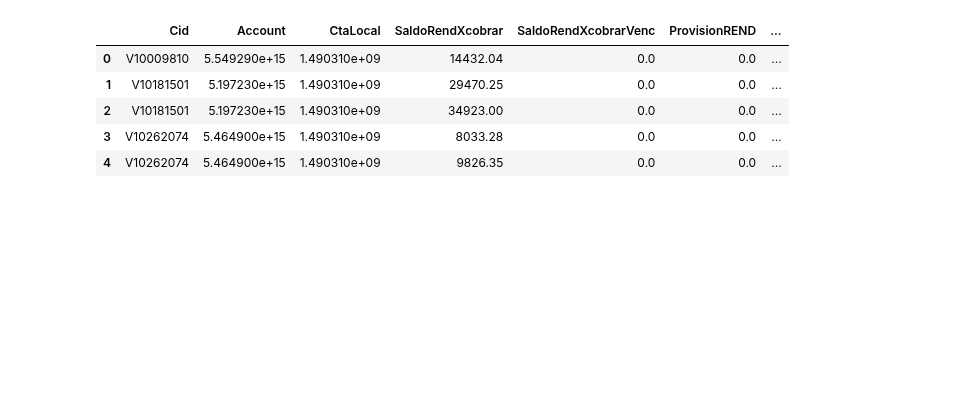
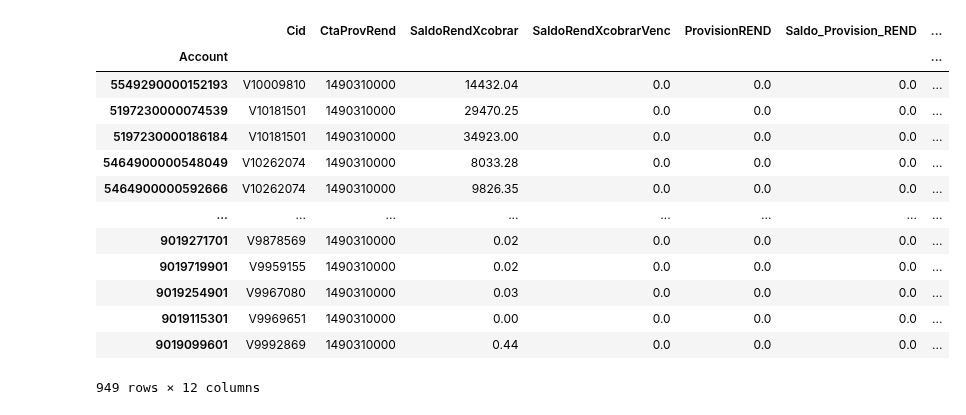
Before and after one commit to BAXTOR95/at-lrr, a Jupyter notebook: backend/app/jupyter_notebooks/MISProvisiones.ipynb, the cells around one changed output. Saved outputs shown, nothing was run; the diff lists cells and outputs as text; code cells hidden in the pictures; blank space fills up the shorter version.

```diff
--- a/backend/app/jupyter_notebooks/MISProvisiones.ipynb
+++ b/backend/app/jupyter_notebooks/MISProvisiones.ipynb
@@ -2,12 +2,33 @@
 import pandas as pd
 # %%
 pd.options.display.max_columns = 500
-pd.options.display.max_rows = 10000
+pd.options.display.max_rows = 500
 # %%
-misp_cap = pd.read_excel('../vol/web/media/insumos/manual/MIS_Provision_092019.xls', sheet_name='Cliente Data_CAP',
+file_path = '../vol/web/media/insumos/manual/MIS_Provision_092019.xls'
+
+misp_cap = pd.read_excel(file_path, sheet_name='Cliente Data_CAP',
                          converters={'Account':str, 'CtaLocal':str, 'CtaProv':str, 'Old_Acct':str,})
-misp_rend = pd.read_excel('../vol/web/media/insumos/manual/MIS_Provision_092019.xls', sheet_name='Cliente Data_REND',
+misp_rend = pd.read_excel(file_path, sheet_name='Cliente Data_REND',
                          converters={'Account':str, 'CtaLocal':str, 'Old_Acct':str,})
+misp_od = pd.read_excel(file_path, sheet_name='Cliente_Data_Sobregiro',
+                        converters={'Acct':str, 'CtaLocal':str,})
+
+misp_cap.rename({'CtaProv':'CtaProvCap'}, axis='columns', inplace=True)
+misp_rend.rename({'CtaLocal':'CtaProvRend'}, axis='columns', inplace=True)
+misp_od.rename({'Acct':'Account', 'CtaLocal':'CtaProvCap', 'CId':'Cid'}, axis='columns', inplace=True)
+
 misp_cap.dropna(axis = 0, subset = ['Account'], how = "any", inplace=True)
 misp_rend.dropna(axis = 0, subset = ['Account'], how = "any", inplace=True)
+misp_od.dropna(axis = 0, subset = ['Account'], how = "any", inplace=True)
+
+misp_cap['AccountNew'] = misp_cap['Account']
+misp_rend['AccountNew'] = misp_rend['Account']
+misp_od['AccountNew'] = misp_od['Account']
+
+misp_cap.drop(labels = ['Old_Acct'], axis = 1, inplace = True)
+misp_rend.drop(labels = ['Old_Acct'], axis = 1, inplace = True)
+
+misp_cap.set_index('Account', drop = True, inplace = True)
+misp_rend.set_index('Account', drop = True, inplace = True)
+misp_od.set_index('Account', drop = True, inplace = True)
 # %%
@@ -31,9 +51,17 @@ misp_cap.tail()
 # %%
-misp_rend.head()
+misp_rend
 # %% [output]
-|  | Cid | Account | CtaLocal | SaldoRendXcobrar | SaldoRendXcobrarVenc | ProvisionREND | ... |
-| 0 | V10009810 | 5.549290e+15 | 1.490310e+09 | 14432.04 | 0.0 | 0.0 | ... |
-| 1 | V10181501 | 5.197230e+15 | 1.490310e+09 | 29470.25 | 0.0 | 0.0 | ... |
-| 2 | V10181501 | 5.197230e+15 | 1.490310e+09 | 34923.00 | 0.0 | 0.0 | ... |
-| 3 | V10262074 | 5.464900e+15 | 1.490310e+09 | 8033.28 | 0.0 | 0.0 | ... |
-| 4 | V10262074 | 5.464900e+15 | 1.490310e+09 | 9826.35 | 0.0 | 0.0 | ... |
+|  | Cid | CtaProvRend | SaldoRendXcobrar | SaldoRendXcobrarVenc | ProvisionREND | Saldo_Provision_REND | ... |
+| Account |  |  |  |  |  |  | ... |
+| 5549290000152193 | V10009810 | 1490310000 | 14432.04 | 0.0 | 0.0 | 0.0 | ... |
+| 5197230000074539 | V10181501 | 1490310000 | 29470.25 | 0.0 | 0.0 | 0.0 | ... |
+| 5197230000186184 | V10181501 | 1490310000 | 34923.00 | 0.0 | 0.0 | 0.0 | ... |
+| 5464900000548049 | V10262074 | 1490310000 | 8033.28 | 0.0 | 0.0 | 0.0 | ... |
+| 5464900000592666 | V10262074 | 1490310000 | 9826.35 | 0.0 | 0.0 | 0.0 | ... |
+| ... | ... | ... | ... | ... | ... | ... | ... |
+| 9019271701 | V9878569 | 1490310000 | 0.02 | 0.0 | 0.0 | 0.0 | ... |
+| 9019719901 | V9959155 | 1490310000 | 0.02 | 0.0 | 0.0 | 0.0 | ... |
+| 9019254901 | V9967080 | 1490310000 | 0.03 | 0.0 | 0.0 | 0.0 | ... |
+| 9019115301 | V9969651 | 1490310000 | 0.00 | 0.0 | 0.0 | 0.0 | ... |
+| 9019099601 | V9992869 | 1490310000 | 0.44 | 0.0 | 0.0 | 0.0 | ... |
+949 rows × 12 columns
```
Also changed, not shown: parts of 17 cells of this notebook, 1 other file.
